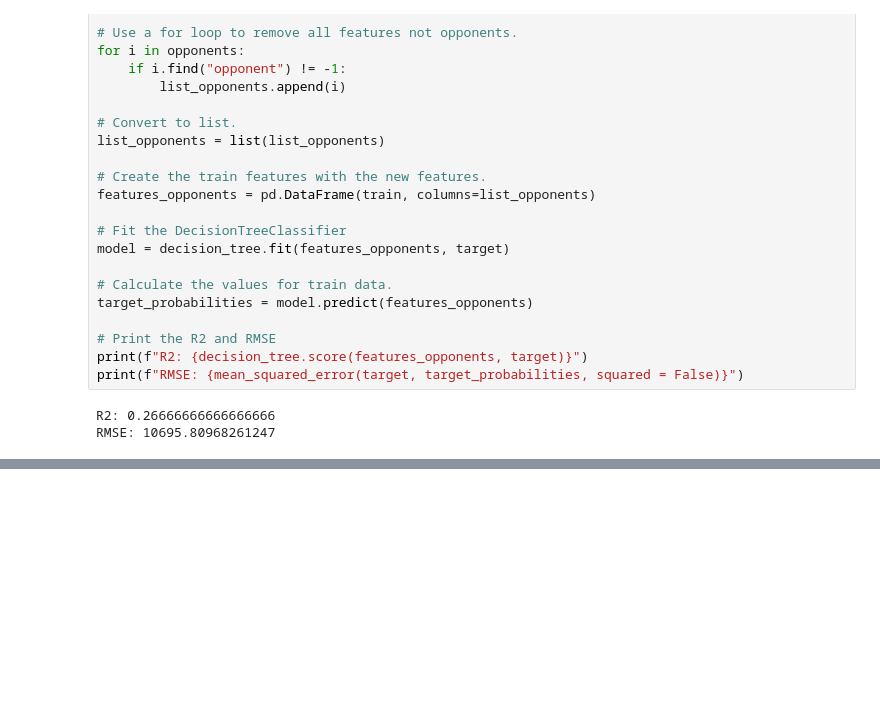
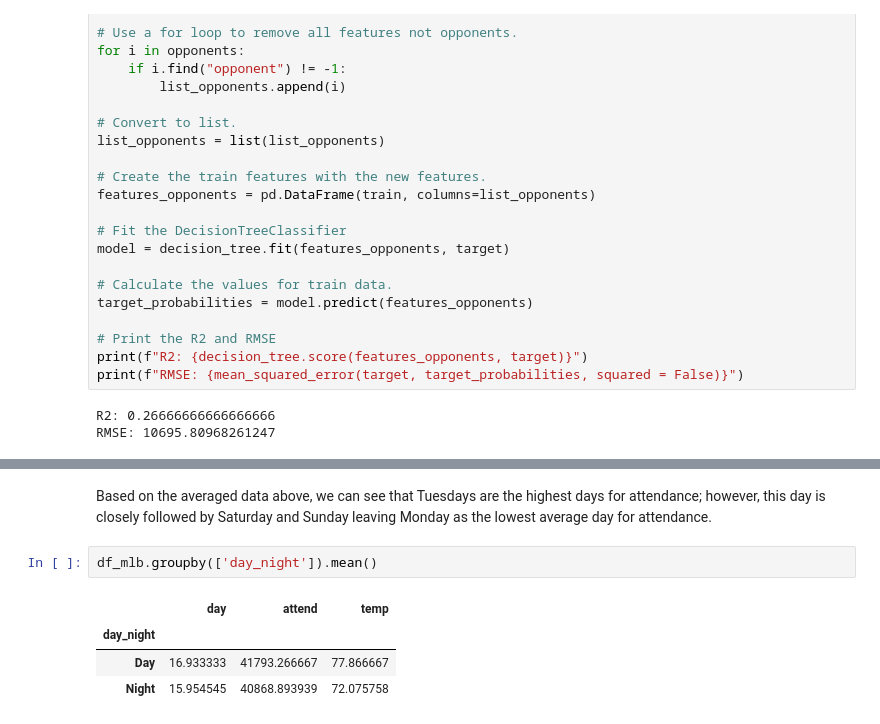
Before and after one commit to joshgreenert/Python-Projects, a Jupyter notebook: Predictive Analytics/Week_3/Assignment_2_JGreenert.ipynb, the cells around one changed output, grey strips where cells are left out. Saved outputs shown, nothing was run; the diff lists cells and outputs as text; blank space fills up the shorter version.

```diff
--- a/Predictive Analytics/Week_3/Assignment_2_JGreenert.ipynb
+++ b/Predictive Analytics/Week_3/Assignment_2_JGreenert.ipynb
@@ -261,0 +286,9 @@ RMSE: 10695.80968261247
+# %% [markdown]
+Based on the averaged data above, we can see that Tuesdays are the highest days for attendance; however, this day is closely followed by Saturday and Sunday leaving Monday as the lowest average day for attendance.
+# %%
+df_mlb.groupby(['day_night']).mean()
+# %% [output]
+|  | day | attend | temp |
+| day_night |  |  |  |
+| Day | 16.933333 | 41793.266667 | 77.866667 |
+| Night | 15.954545 | 40868.893939 | 72.075758 |
```
Also changed, not shown: parts of 4 cells of this notebook.
